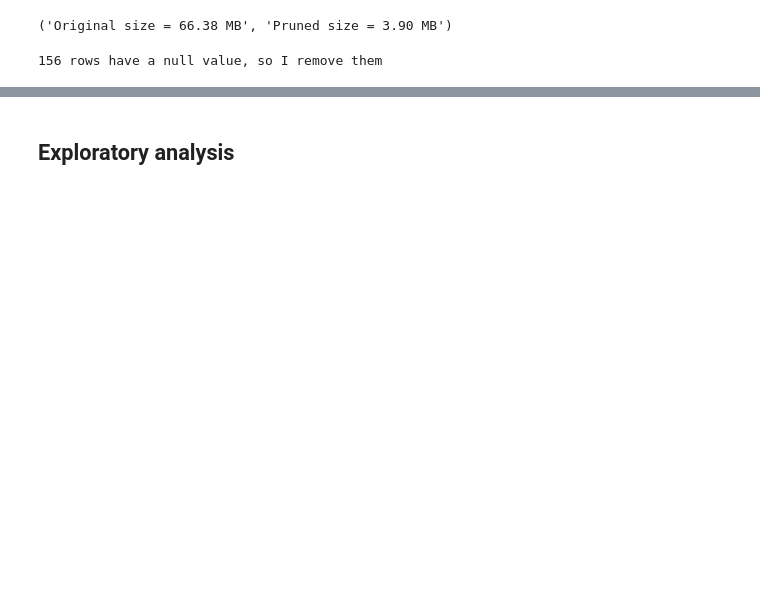
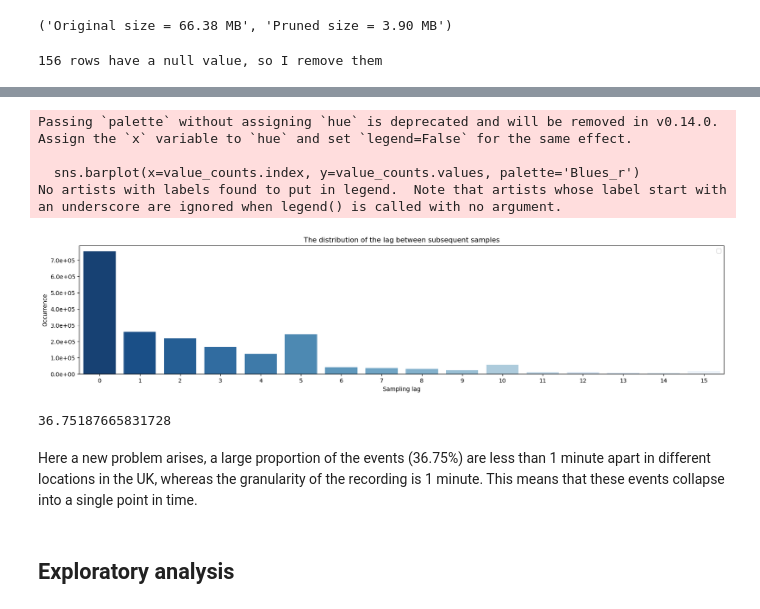
Before and after one commit to fedeStaffo/UK-Traffic-Accidents-Classification-Clustering-TimeSeries, a Jupyter notebook: time_series_analysis/time_series_analysis.ipynb, the cells around one changed output, grey strips where cells are left out. Cells and saved outputs as stored; diff of their text form; code cells hidden in the pictures; blank space fills up the shorter version.

Commit message:
Plotting the lag distribution to demonstrate sampling nonuniformity

```diff
--- a/time_series_analysis/time_series_analysis.ipynb
+++ b/time_series_analysis/time_series_analysis.ipynb
@@ -33,11 +37,11 @@ However, there's still the problem of daylight savings time, which causes some i
 # %%
 DATASET_NAME='Accident_Information.csv'
 # %%
-df = pd.read_csv(os.path.join('../dataset', DATASET_NAME), low_memory=False)
+df_original = pd.read_csv(os.path.join('../dataset', DATASET_NAME), low_memory=False)
 # %%
-df_pruned = (
-    df[['Accident_Severity', 'Date', 'Time']]
-    .assign(timestamp=pd.to_datetime(df['Date'] + ' ' + df['Time']))
+df = (
+    df_original[['Accident_Severity', 'Date', 'Time']]
+    .assign(timestamp=pd.to_datetime(df_original['Date'] + ' ' + df_original['Time']))
     .drop(columns=['Date', 'Time'])
 )
 # %%
@@ -46,8 +50,8 @@ f'Original size = {df.size/1024 **
 # %% [output]
 ('Original size = 66.38 MB', 'Pruned size = 3.90 MB')
 # %%
-print(f'{len(df_pruned[df_pruned.isnull().any(axis=1)])
+print(f'{len(df[df.isnull().any(axis=1)])
          } rows have a null value, so I remove them')
-df_pruned = df_pruned.dropna()
+df = df.dropna()
 # %% [output]
 156 rows have a null value, so I remove them
@@ -54,3 +69,29 @@ df_pruned = df_pruned.dropna()
+# %%
+df = df.sort_values(by='timestamp')
+df['step'] = (df['timestamp'].diff().dt.total_seconds() / 60).fillna(0)
+value_counts = df[df['step'] <= 15]['step'].value_counts().sort_index()
+
+plt.figure(figsize=(20, 4))
+sns.barplot(x=value_counts.index, y=value_counts.values, palette='Blues_r')
+plt.gca().xaxis.set_major_formatter(FuncFormatter(lambda x, _: f'{int(x)}'))
+plt.gca().yaxis.set_major_formatter(FuncFormatter(lambda y, _: f'{y:.1e}'))
+plt.title('The distribution of the lag between subsequent samples')
+plt.xlabel('Sampling lag')
+plt.ylabel('Occurrence')
+plt.legend()
+plt.show()
+# %% [output]
+Passing `palette` without assigning `hue` is deprecated and will be removed in v0.14.0. Assign the `x` variable to `hue` and set `legend=False` for the same effect.
+
+  sns.barplot(x=value_counts.index, y=value_counts.values, palette='Blues_r')
+No artists with labels found to put in legend.  Note that artists whose label start with an underscore are ignored when legend() is called with no argument.
+[figure, added]
+# %%
+len(df[df['step']==0])/len(df)*100
+# %% [output]
+36.75187665831728
+# %% [markdown]
+Here a new problem arises, a large proportion of the events (36.75%) are less than 1 minute apart in different locations in the UK, whereas the granularity of the recording is 1 minute. This means that these events collapse into a single point in time.
 # %% [markdown]
 ## Exploratory analysis
 
```
Also changed, not shown: parts of 4 cells of this notebook.
